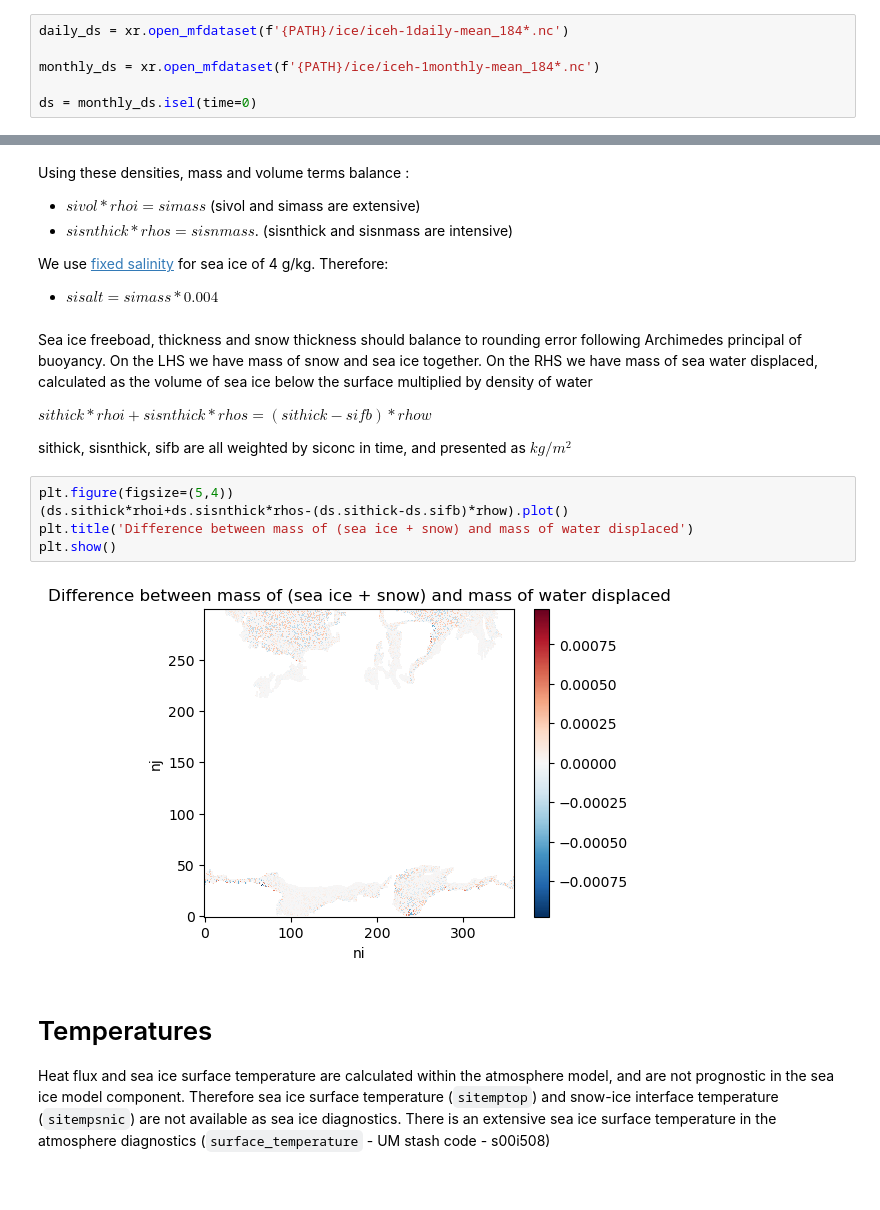
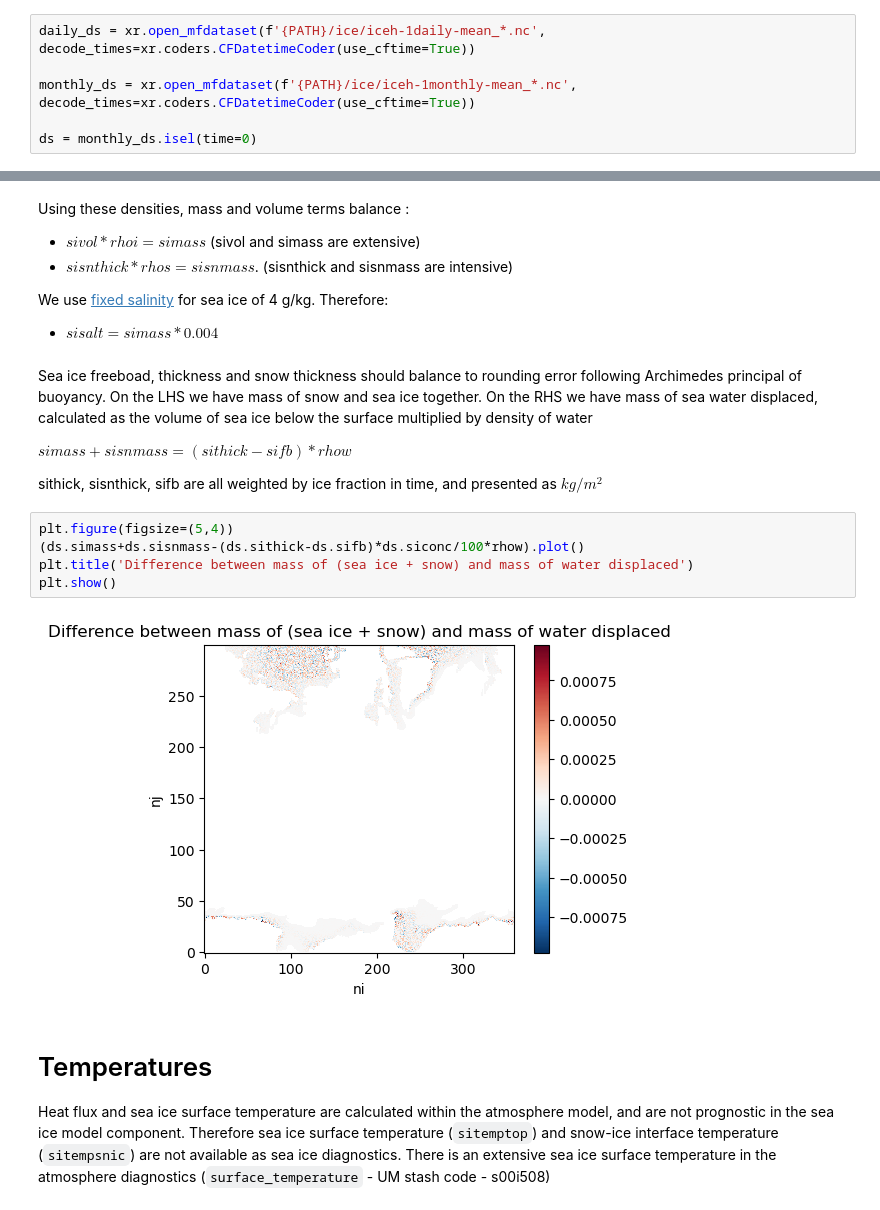
Before and after one commit to ACCESS-NRI/access-esm1.6-configs, a Jupyter notebook: documentation/docs/pages/diagnostics/sea_ice.ipynb, the cells around one changed output, grey strips where cells are left out. Saved outputs shown, nothing was run; the diff lists cells and outputs as text.

```diff
--- a/documentation/docs/pages/diagnostics/sea_ice.ipynb
+++ b/documentation/docs/pages/diagnostics/sea_ice.ipynb
@@ -68,9 +54,9 @@ import xarray as xr
 import cf_xarray
 from matplotlib import pyplot as plt
 # %%
-daily_ds = xr.open_mfdataset(f'{PATH}/ice/iceh-1daily-mean_184*.nc')
+daily_ds = xr.open_mfdataset(f'{PATH}/ice/iceh-1daily-mean_*.nc', decode_times=xr.coders.CFDatetimeCoder(use_cftime=True))
 
-monthly_ds = xr.open_mfdataset(f'{PATH}/ice/iceh-1monthly-mean_184*.nc')
+monthly_ds = xr.open_mfdataset(f'{PATH}/ice/iceh-1monthly-mean_*.nc', decode_times=xr.coders.CFDatetimeCoder(use_cftime=True))
 
 ds = monthly_ds.isel(time=0)
 # %%
@@ -111,16 +117,16 @@ principal of buoyancy.
 On the LHS we have mass of snow and sea ice together.
 On the RHS we have mass of sea water displaced, calculated as the volume of sea ice below the surface multiplied by density of water
 
-$sithick*rhoi+sisnthick*rhos = (sithick-sifb)*rhow$
+$simass+sisnmass = (sithick-sifb)*rhow$
 
-sithick, sisnthick, sifb are all weighted by siconc in time, and presented as $kg/m^2$
+sithick, sisnthick, sifb are all weighted by ice fraction in time, and presented as $kg/m^2$
 # %%
 plt.figure(figsize=(5,4))
-(ds.sithick*rhoi+ds.sisnthick*rhos-(ds.sithick-ds.sifb)*rhow).plot()
+(ds.simass+ds.sisnmass-(ds.sithick-ds.sifb)*ds.siconc/100*rhow).plot()
 plt.title('Difference between mass of (sea ice + snow) and mass of water displaced')
 plt.show()
 # %% [output]
-[figure, old version]
+[figure, new version]
 # %% [markdown]
 # Temperatures
 
```
Also changed, not shown: parts of 31 cells of this notebook.
